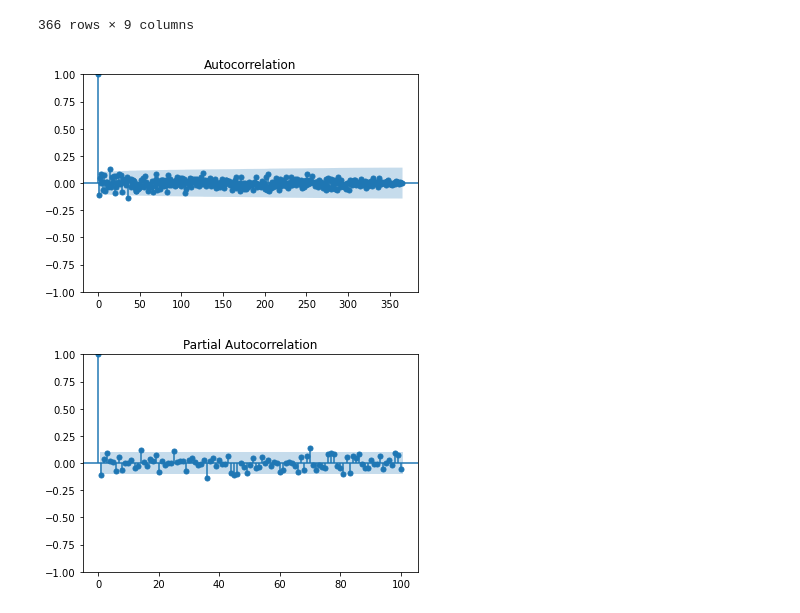
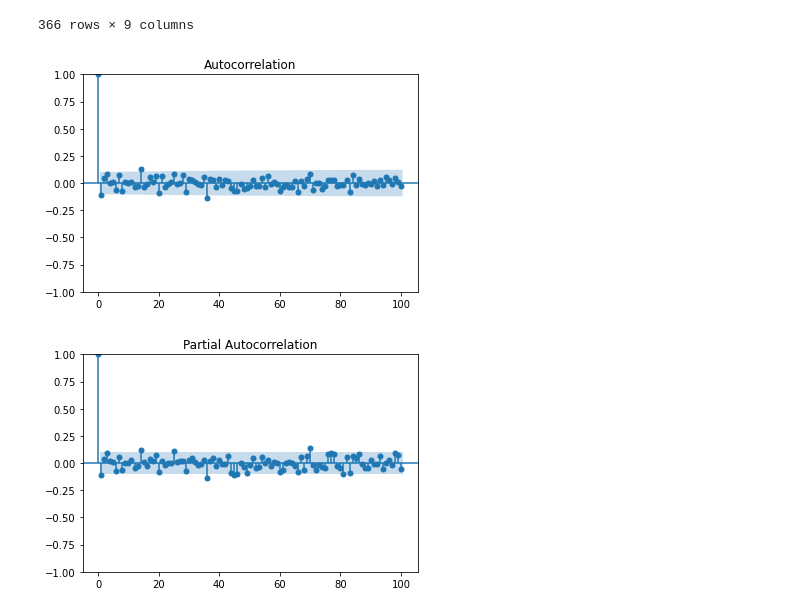
Before and after one commit to shupersap/Virtual_Skepticism, a Jupyter notebook: Modeling.ipynb, the cells around one changed output. Drawn from its saved outputs; the diff is of its cells as text; code cells hidden in the pictures.

```diff
--- a/Modeling.ipynb
+++ b/Modeling.ipynb
@@ -85,10 +73,10 @@ new
 | 365 | BTC | 2024-04-16 | 63728.98 | 63081.16 | 63447.27 | 63086.84 | -0.005697 | 0.466003 | 0.521092 |
 366 rows × 9 columns
 # %%
-plot_acf(new["returns"],lags=365)
+plot_acf(new["returns"],lags=100)
 pyplot.show()
 # %% [output]
-[figure, old version]
+[figure, new version]
 # %%
 plot_pacf(new["returns"],lags=100)
 pyplot.show()
```
Also changed, not shown: parts of 14 cells of this notebook.
